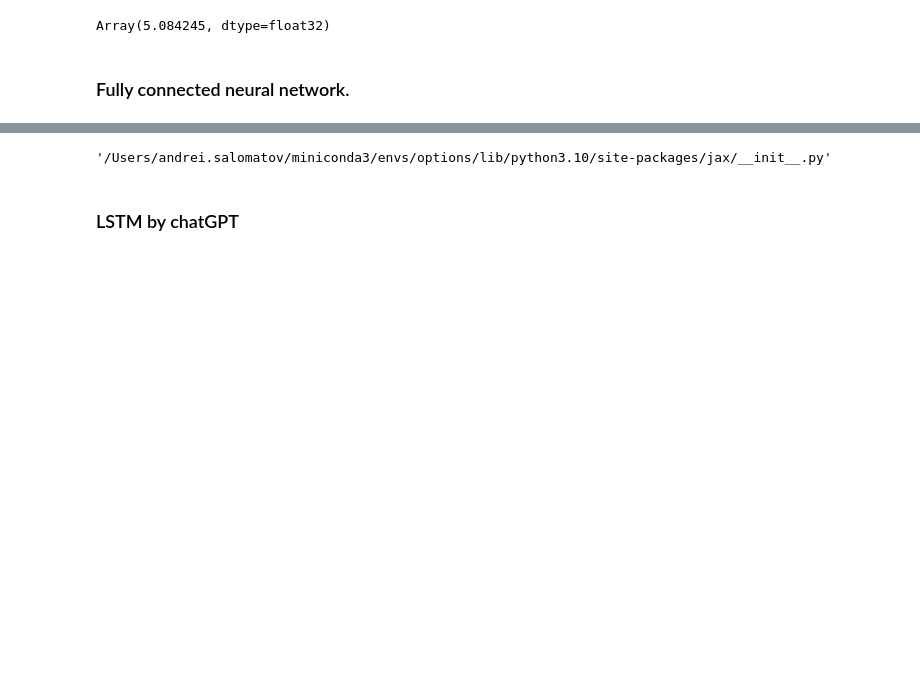
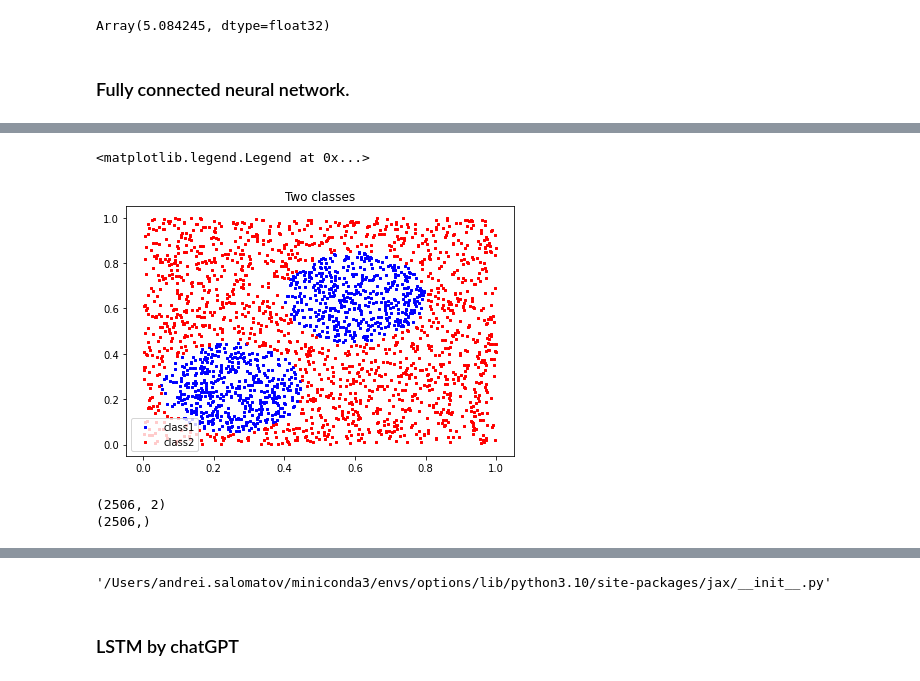
Before and after one commit to asalomatov/options, a Jupyter notebook: notebooks/jax.ipynb, the cells around one changed output, grey strips where cells are left out. Drawn from its saved outputs; the diff is of its cells as text; code cells hidden in the pictures; blank space fills up the shorter version.

```diff
--- a/notebooks/jax.ipynb
+++ b/notebooks/jax.ipynb
@@ -546,0 +548,5 @@ This represents one layer of the network. The final layer transforms to the dime
+# %%
+# A link to the data is availailable in the following blog post
+# https://scipython.com/blog/a-shallow-neural-network-for-simple-nonlinear-classification/
+df = pd.read_csv('../non_linear_class_example/labeled_points.txt', sep=' ',
+                usecols=[1,3,5], names=['x1', 'x2', 'label'])
@@ -546,0 +562,13 @@ This represents one layer of the network. The final layer transforms to the dime
+# %%
+fig = plt.figure()
+ax1 = fig.add_subplot(111)
+df_cl1 = df[df.label == 0]
+df_cl2 = df[df.label == 1]
+ax1.scatter(df_cl1.x1, df_cl1.x2, s=5, c='b', marker="s", label='class1')
+ax1.scatter(df_cl2.x1, df_cl2.x2, s=5, c='r', marker="s", label='class2')
+fig.tight_layout()
+plt.title('Two classes')
+plt.legend()
+# %% [output]
+<matplotlib.legend.Legend at 0x...>
+[figure, added]
@@ -546,0 +603,9 @@ This represents one layer of the network. The final layer transforms to the dime
+# %%
+# lets see how grad works
+x = jnp.array(df[['x1', 'x2']])
+y = jnp.array(df['label'])
+print(x.shape)
+print(y.shape)
+# %% [output]
+(2506, 2)
+(2506,)
```
Also changed, not shown: parts of 13 cells of this notebook, 1 other file.
